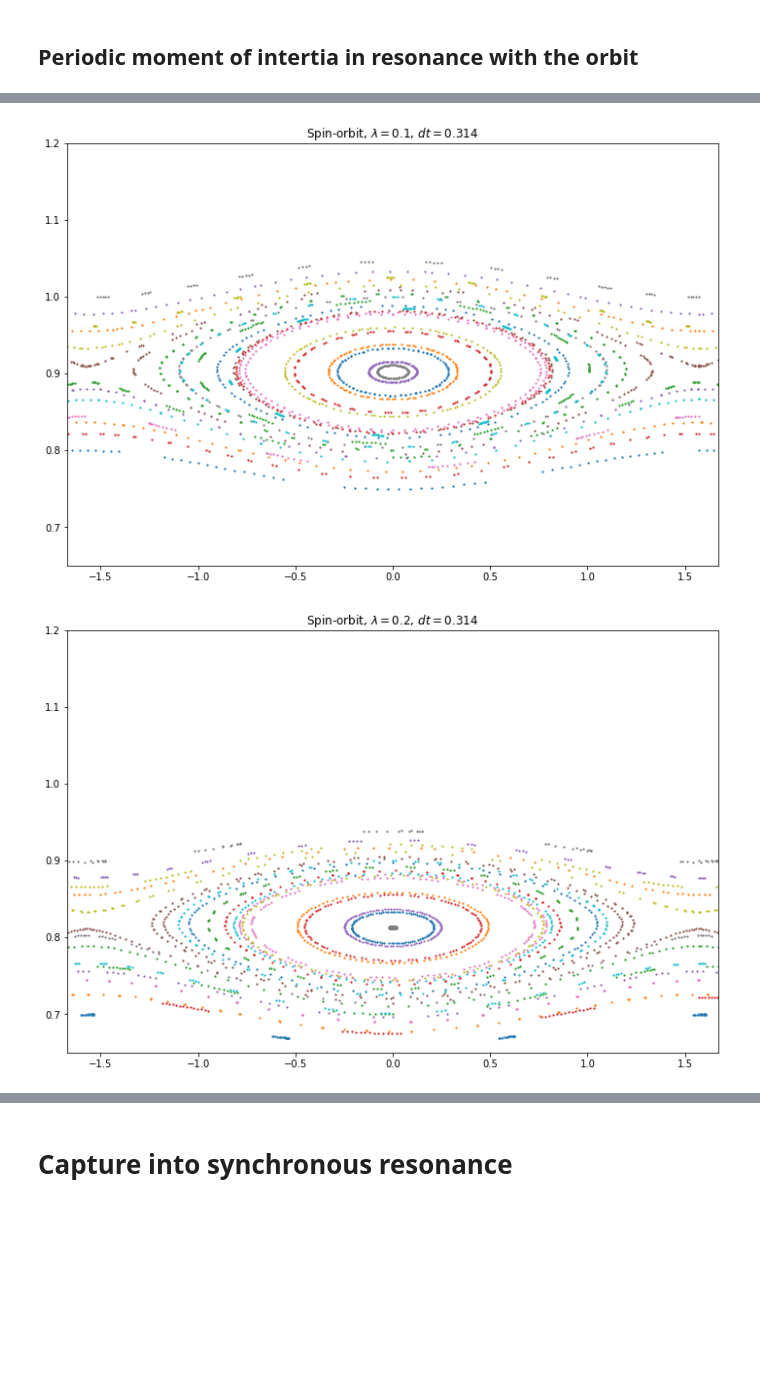
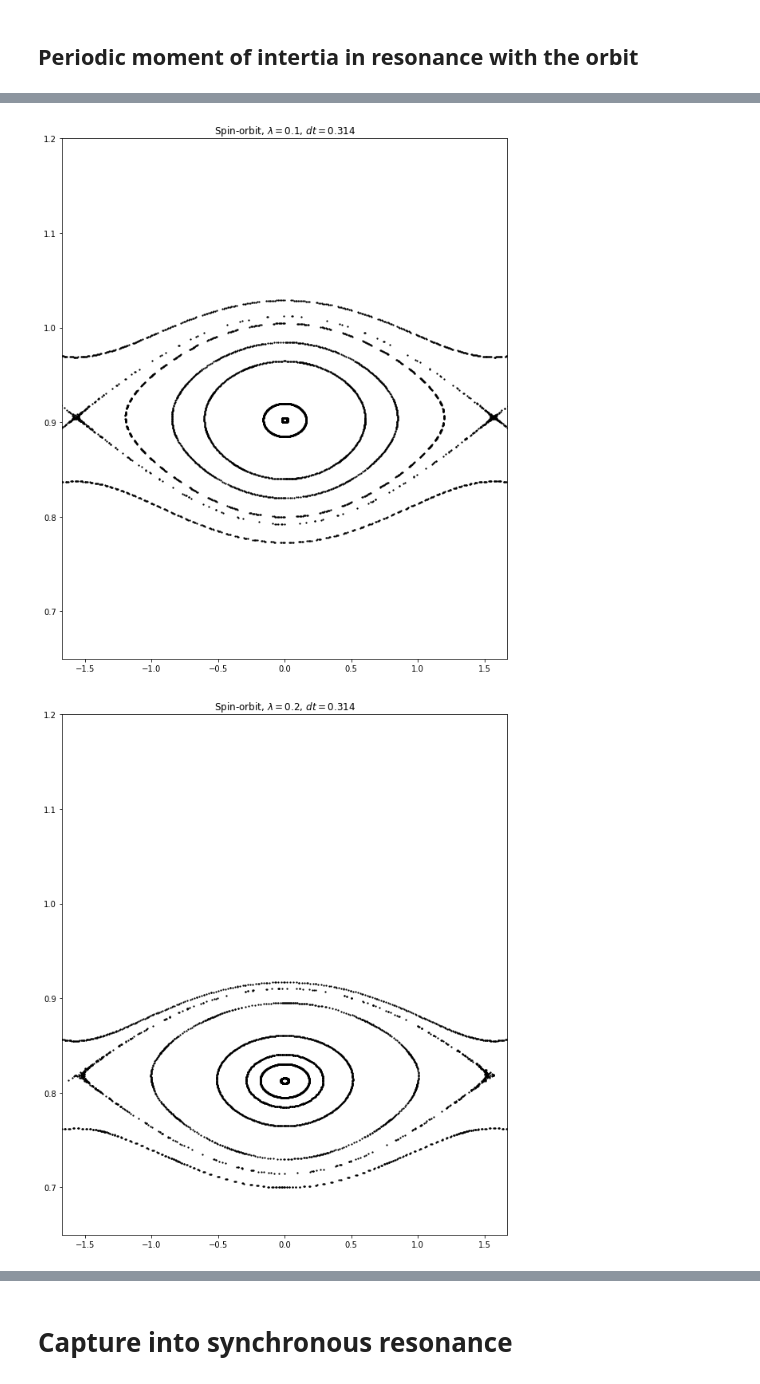
Before and after one commit to mseri/contact-integrators, a Jupyter notebook: The Spin-Orbit problem.ipynb, the cells around one changed output, grey strips where cells are left out. Cells and saved outputs as stored; diff of their text form; code cells hidden in the pictures; blank space fills up the shorter version.

```diff
--- a/The Spin-Orbit problem.ipynb
+++ b/The Spin-Orbit problem.ipynb
@@ -53,7 +53,7 @@ def get_cayely_coefficients(ecc):
         for k,v in cayley_coefficients.items()
     }
 
-class EarthMoon:
+class SpinOrbit:
     def __init__(self, ecc, eps, o, l, a=0, mu=0):
         self.ecc = ecc
         self.coeff = get_cayely_coefficients(ecc)
@@ -90,7 +90,7 @@ In what follows we reproduce the phase space section from [GEPC17].
 # %%
 precision = 10
 dt = np.pi/precision
-ndots = 100
+ndots = 600
 # %%
 # Cannot yet reproduce figure 4 without knowing eccentricity,
 # lambda and epsilon... Afaiu I only know \Omega/\nu = 1/1, T=2\pi.
@@ -116,14 +122,20 @@ plt.show()
 # %%
 lam = 0.01
-em = EarthMoon(0.01, 3/4*0.01, 1, lam)
+em = SpinOrbit(0.01, 0.75*0.01, 1.0, lam)
 
-plt.figure(figsize=(12,8))
+plt.figure(figsize=(10,12))
 
-for (p0, q0) in [(p,q) for p in np.linspace(0.84,1.14,12) for q in [np.pi/2, -np.pi/4, 0.0]]:
+for (p0, q0) in [(1.135, 0.0),
+                 (1.1106, 0.0),
+                 (0.98, 0.0), (0.93, 0.0), (0.9, 0.0), (0.878, 0.0),
+                 (0.86838, 0.0),
+                 (0.845, 0.0)
+                ]:
+                #[(p,q) for p in np.linspace(0.84,1.14,12) for q in [np.pi/2, -np.pi/4, 0.0]]:
     # replace ic.step with ic.step6 to use the 6th order hamiltonian method.
     # Even with the current large timestep, there is no qualitative difference.
     sol, sols_, tspan = integrate2pi(ic.step, em, ndots, precision, p0, q0, 0.0)
-    plt.scatter(np.mod(sol[:,1]+np.pi, 2*np.pi)-np.pi, sol[:,0], s=1.5)
+    plt.scatter(np.mod(sol[:,1]+np.pi, 2*np.pi)-np.pi, sol[:,0], s=1.5, c='k')
 
 plt.title(f"Spin-orbit, $\lambda = {lam}$, $dt = {dt:1.3f}$")
 plt.xlim((-0.1-np.pi/2, +0.1+np.pi/2))
@@ -134,39 +146,49 @@ plt.show()
 # %%
 lam = 0.1
-em = EarthMoon(0.01, 3/4*0.01, 1, lam)
+em = SpinOrbit(0.01, 3/4*0.01, 1, lam)
 
-plt.figure(figsize=(12,8))
+plt.figure(figsize=(10,12))
 
-for (p0, q0) in [(p,q) for p in np.linspace(0.8,1.0,10) for q in [np.pi/2, -np.pi/4, 0.0]]:
+for (p0, q0) in [(1.029, 0.0),
+                 (0.8, 0.0), (0.82, 0.0), (0.84, 0.0), (0.9, 0.0), (0.92, 0.0),
+                 (0.79235, 0.0),
+                 (0.773, 0.0)
+                ]:
+                #[(p,q) for p in np.linspace(0.8,1.0,10) for q in [np.pi/2, -np.pi/4, 0.0]]:
     # replace ic.step with ic.step6 to use the 6th order hamiltonian method.
     # Even with the current large timestep, there is no qualitative difference.
     sol, sols_, tspan = integrate2pi(ic.step, em, ndots, precision, p0, q0, 0.0)
-    plt.scatter(np.mod(sol[:,1]+np.pi, 2*np.pi)-np.pi, sol[:,0], s=1.5)
+    plt.scatter(np.mod(sol[:,1]+np.pi, 2*np.pi)-np.pi, sol[:,0], s=1.5, c='k')
 
 plt.title(f"Spin-orbit, $\lambda = {lam}$, $dt = {dt:1.3f}$")
 plt.xlim((-0.1-np.pi/2, +0.1+np.pi/2))
 plt.ylim((0.65, 1.2))
 plt.show()
 # %% [output]
-[figure, old version]
+[figure, new version]
 # %%
 lam = 0.2
-em = EarthMoon(0.01, 3/4*0.01, 1, lam)
+em = SpinOrbit(0.01, 3/4*0.01, 1, lam)
 
-plt.figure(figsize=(12,8))
+plt.figure(figsize=(10,12))
 
-for (p0, q0) in [(p,q) for p in np.linspace(0.7,0.9,10) for q in [np.pi/2, -np.pi/4, 0.0]]:
+for (p0, q0) in [(0.917, 0.0),
+                 (0.81, 0.0), (0.795, 0.0), (0.785, 0.0), (0.765, 0.0), (0.73, 0.0),
+                 (0.7147, 0.0),
+                 (0.7, 0.0)
+                ]:
+                #[(p,q) for p in np.linspace(0.7,0.9,10) for q in [np.pi/2, -np.pi/4, 0.0]]:
     # replace ic.step with ic.step6 to use the 6th order hamiltonian method.
     # Even with the current large timestep, there is no qualitative difference.
     sol, sols_, tspan = integrate2pi(ic.step, em, ndots, precision, p0, q0, 0.0)
-    plt.scatter(np.mod(sol[:,1]+np.pi, 2*np.pi)-np.pi, sol[:,0], s=1.5)
+    plt.scatter(np.mod(sol[:,1]+np.pi, 2*np.pi)-np.pi, sol[:,0], s=1.5, c='k')
 
 plt.title(f"Spin-orbit, $\lambda = {lam}$, $dt = {dt:1.3f}$")
 plt.xlim((-0.1-np.pi/2, +0.1+np.pi/2))
 plt.ylim((0.65, 1.2))
 plt.show()
 # %% [output]
-[figure, old version]
+[figure, new version]
 # %%
 ## Periodic moment of intertia, non-resonant with the orbit
 # %%
```
Also changed, not shown: parts of 6 cells of this notebook.
